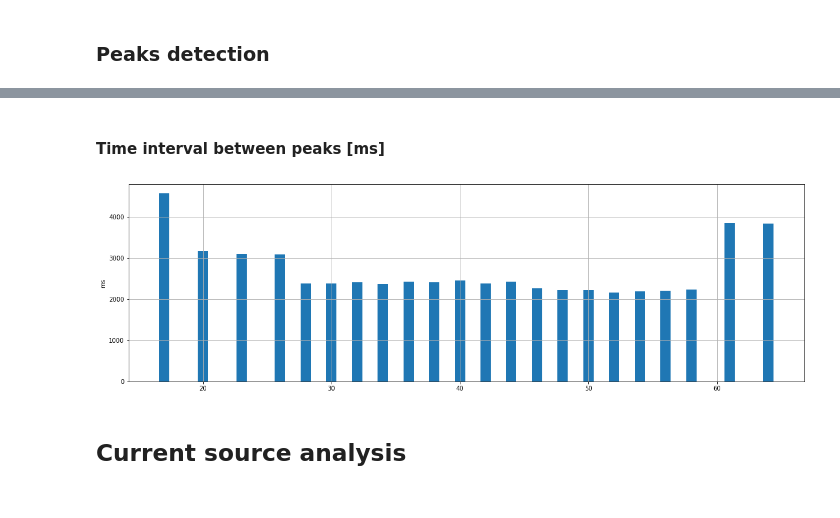
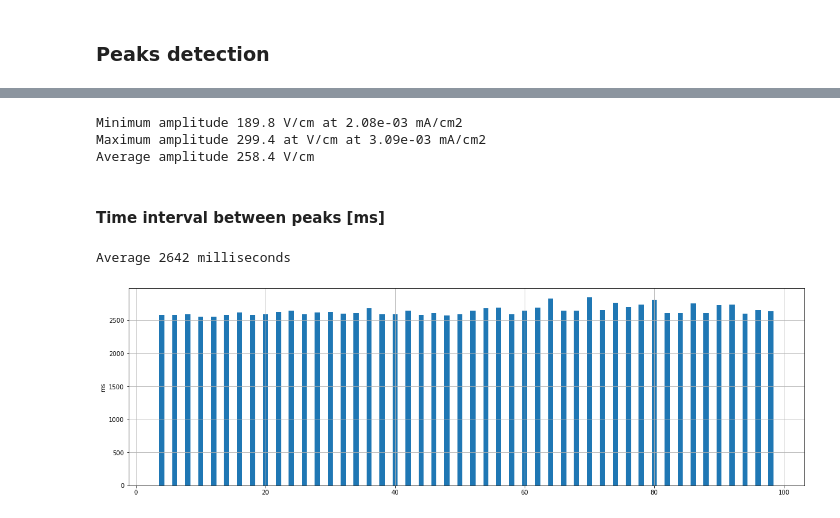
Before and after one commit to cliagit/spin-lab-data, a Jupyter notebook: Analisi/ca12x2-exp_analysis.ipynb, the cells around one changed output, grey strips where cells are left out. Drawn from its saved outputs; the diff is of its cells as text; code cells hidden in the pictures.

```diff
--- a/Analisi/ca12x2-exp_analysis.ipynb
+++ b/Analisi/ca12x2-exp_analysis.ipynb
@@ -9,0 +3,14 @@ Name of the sample: CA12_X2
+# %%
+paths = ['../CA12X2/CA12X2_current_from_1e-9_to_10e-9A/CA12X2_current_from_1e-9_to_10e-9A-20220315151857',
+'../CA12X2/CA12X2_current_from_10e-9_to_100e-9A/CA12X2_current_from_10e-9_to_100e-9A-20220315151525',
+'../CA12X2/CA12X2_current_from_100e-9_to_200e-9A/CA12X2_current_from_100e-9_to_200e-9A-20220315152213',
+'../CA12X2/CA12X2_current_from_200e-9_to_300e-9A/CA12X2_current_from_200e-9_to_300e-9A-20220315152513',
+'../CA12X2/CA12X2_current_from_1e-6_to_2e-6A/CA12X2_current_from_1e-6_to_2e-6A-20220317143643',
+'../CA12X2/CA12X2_current_from_0.1e-6_to_1.5e-6A/CA12X2_current_from_0.1e-6_to_1.5e-6A-20220317150657',
+'../CA12X2/CA12X2_current_from_0.1e-6_to_1.0e-6A/CA12X2_current_from_0.1e-6_to_1.0e-6A-20220317151236']
+
+data_path = paths[2]
+
+with open(data_path, "r", encoding='utf-8') as file_desc:
+    text = file_desc.read()
+    print(text)
@@ -33,5 +51,3 @@ Temperature range from 109.11°K to 108.61°K
-# %%
-data_path = 'CA12X2/CA12X2_current_from_0.1e-6_to_1.0e-6A/CA12X2_current_from_0.1e-6_to_1.0e-6A-20220317151236'
 # %%
 data = np.load(data_path + '.npz', allow_pickle=True)
 DT=data['datetime']
@@ -116,7 +129,7 @@ ax2.grid(True)
 ### Peaks detection
 # %%
 # Individuazione dei picchi
-peaks, _ = signal.find_peaks(E)
+peaks, _ = signal.find_peaks(E, prominence=50)
 # Larghezza, Ampiezza base, inizio e fine dei picchi
 widths, values, start, end = signal.peak_widths(E, peaks, rel_height=1)
 plt.plot(DT, E)
@@ -132,11 +161,20 @@ plt.grid(True)
+# %%
+diff = E[peaks]-values
+print(f"Minimum amplitude {np.min(diff):.1f} V/cm at {J[np.argmin(diff)]:.2e} mA/cm2 \
+      \nMaximum amplitude {np.max(diff):.1f} at V/cm at {J[np.argmax(diff)]:.2e} mA/cm2\
+      \nAverage amplitude {np.mean(diff):.1f} V/cm")
+# %% [output]
+Minimum amplitude 189.8 V/cm at 2.08e-03 mA/cm2
+Maximum amplitude 299.4 at V/cm at 3.09e-03 mA/cm2
+Average amplitude 258.4 V/cm
 # %% [markdown]
 #### Time interval between peaks [ms]
 # %%
-diff = np.ediff1d(DT[peaks].astype(np.datetime64))
+diff = np.ediff1d(DT[peaks].astype(dtype='datetime64[ms]'))
 plt.ylabel('ms')
-plt.bar(peaks[1:], diff.astype(int)/1000)
+plt.bar(peaks[1:], diff.astype(int))
 plt.grid(True)
+print(f"Average {np.mean(diff)}")
 # %% [output]
+Average 2642 milliseconds
-[figure, old version]
+[figure, new version]
-# %% [markdown]
-## Current source analysis
```
Also changed, not shown: parts of 30 cells of this notebook, 8 other files.
